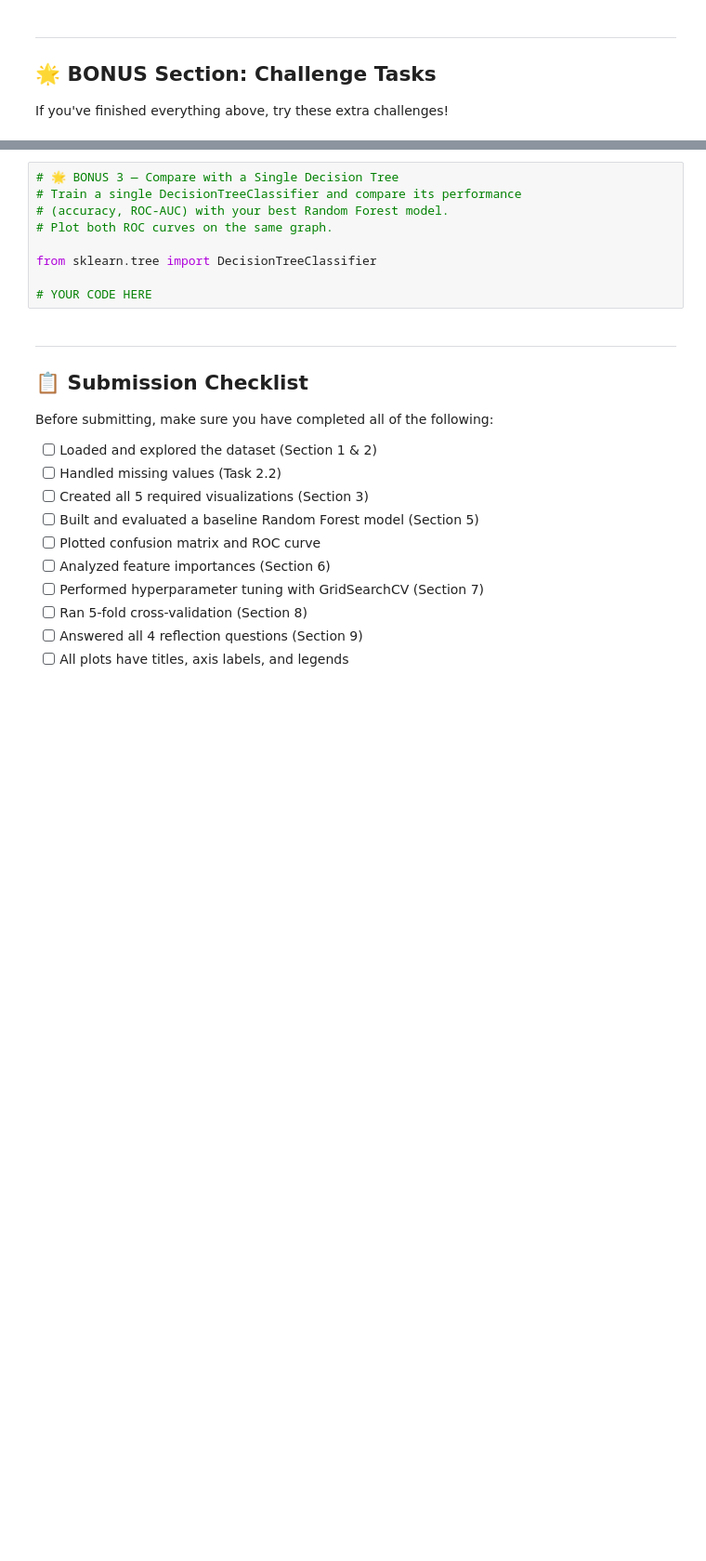
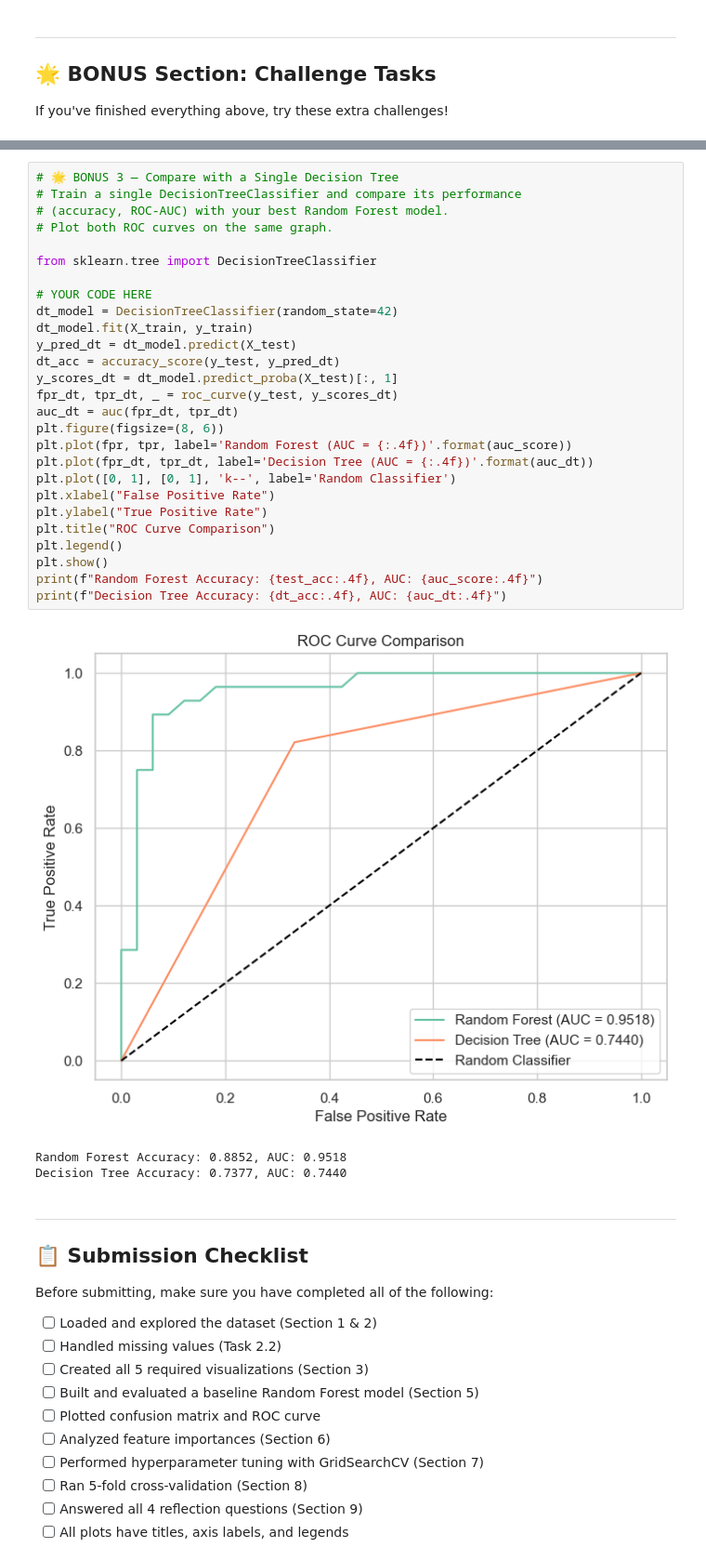
Before and after one commit to tashfeen786/AI-ML-BootCamp, a Jupyter notebook: NETSOL WORK/week_8/heart_disease_random_forest_assignment.ipynb, the cells around one changed output, grey strips where cells are left out. Shown at 93% size. Cells and saved outputs as stored; diff of their text form; blank space fills up the shorter version.

```diff
--- a/NETSOL WORK/week_8/heart_disease_random_forest_assignment.ipynb
+++ b/NETSOL WORK/week_8/heart_disease_random_forest_assignment.ipynb
@@ -700,12 +729,34 @@ from sklearn.model_selection import learning_curve
-# %%
-# 🌟 BONUS 3 — Compare with a Single Decision Tree
-# Train a single DecisionTreeClassifier and compare its performance
-# (accuracy, ROC-AUC) with your best Random Forest model.
-# Plot both ROC curves on the same graph.
-
-from sklearn.tree import DecisionTreeClassifier
-
-# YOUR CODE HERE
+# %%
+# 🌟 BONUS 3 — Compare with a Single Decision Tree
+# Train a single DecisionTreeClassifier and compare its performance
+# (accuracy, ROC-AUC) with your best Random Forest model.
+# Plot both ROC curves on the same graph.
+
+from sklearn.tree import DecisionTreeClassifier
+
+# YOUR CODE HERE
+dt_model = DecisionTreeClassifier(random_state=42)
+dt_model.fit(X_train, y_train)
+y_pred_dt = dt_model.predict(X_test)
+dt_acc = accuracy_score(y_test, y_pred_dt)
+y_scores_dt = dt_model.predict_proba(X_test)[:, 1]
+fpr_dt, tpr_dt, _ = roc_curve(y_test, y_scores_dt)
+auc_dt = auc(fpr_dt, tpr_dt)
+plt.figure(figsize=(8, 6))
+plt.plot(fpr, tpr, label='Random Forest (AUC = {:.4f})'.format(auc_score))
+plt.plot(fpr_dt, tpr_dt, label='Decision Tree (AUC = {:.4f})'.format(auc_dt))
+plt.plot([0, 1], [0, 1], 'k--', label='Random Classifier')
+plt.xlabel("False Positive Rate")
+plt.ylabel("True Positive Rate")
+plt.title("ROC Curve Comparison")
+plt.legend()
+plt.show()
+print(f"Random Forest Accuracy: {test_acc:.4f}, AUC: {auc_score:.4f}")
+print(f"Decision Tree Accuracy: {dt_acc:.4f}, AUC: {auc_dt:.4f}")
+# %% [output]
+[figure, added]
+Random Forest Accuracy: 0.8852, AUC: 0.9518
+Decision Tree Accuracy: 0.7377, AUC: 0.7440
 # %% [markdown]
 ---
 ## 📋 Submission Checklist
```
Also changed, not shown: parts of 2 cells of this notebook.
